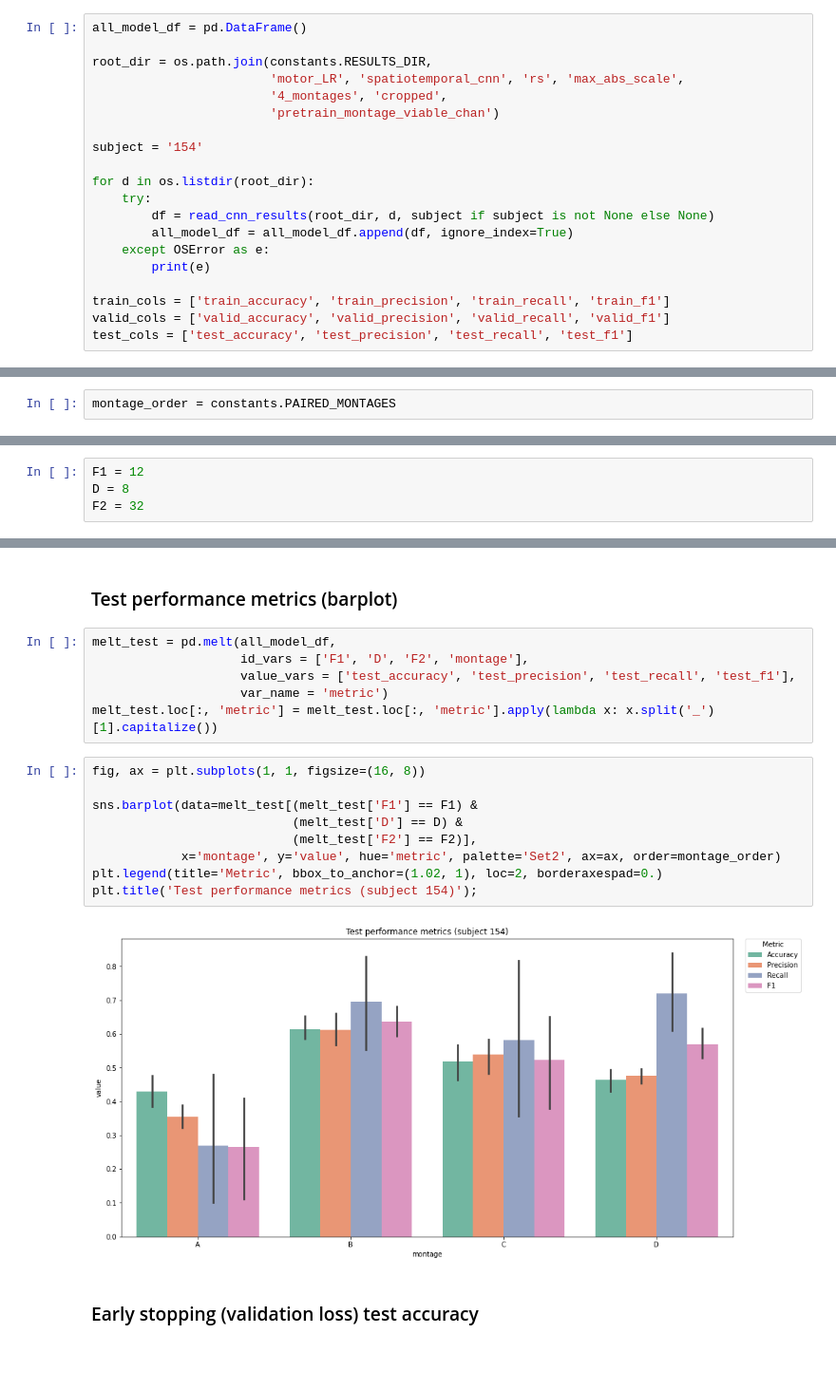
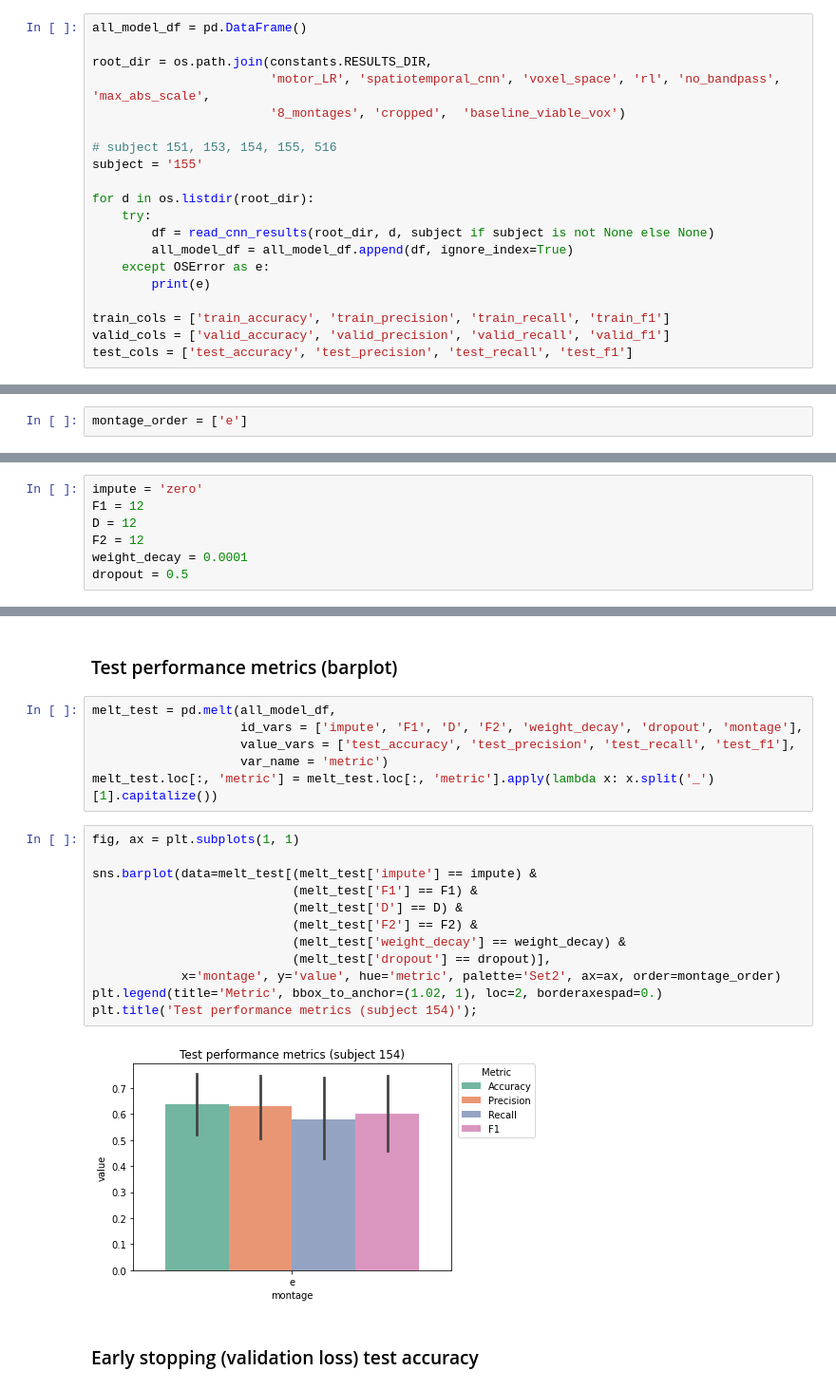
Before and after one commit to nicchiou/mindportal, a Jupyter notebook: experiments/motor_LR/spatiotemporal_cnn/ExperimentSummary.ipynb, the cells around one changed output, grey strips where cells are left out. Shown: that part at 95% size. Cells and saved outputs as stored; diff of their text form; blank space fills up the shorter version.

Commit message:
NC: Adding fully-convolutional capability and imputation to spatiotemporal CNN.

```diff
--- a/experiments/motor_LR/spatiotemporal_cnn/ExperimentSummary.ipynb
+++ b/experiments/motor_LR/spatiotemporal_cnn/ExperimentSummary.ipynb
@@ -45,11 +48,11 @@ def read_cnn_results(root_dir, exp_dir, subject=None):
 all_model_df = pd.DataFrame()
 
 root_dir = os.path.join(constants.RESULTS_DIR,
-                        'motor_LR', 'spatiotemporal_cnn', 'rs', 'max_abs_scale',
-                        '4_montages', 'cropped',
-                        'pretrain_montage_viable_chan')
+                        'motor_LR', 'spatiotemporal_cnn', 'voxel_space', 'rl', 'no_bandpass', 'max_abs_scale',
+                        '8_montages', 'cropped',  'baseline_viable_vox')
 
-subject = '154'
+# subject 151, 153, 154, 155, 516
+subject = '155'
 
 for d in os.listdir(root_dir):
     try:
@@ -80,4 +96,4 @@ Index(['cv_iter', 'Status', 'epoch_early_stop', 'final_test_accuracy',
       dtype='object')
 # %%
-montage_order = constants.PAIRED_MONTAGES
+montage_order = ['e']
 # %%
@@ -87,4 +103,7 @@ array([32])
 # %%
+impute = 'zero'
 F1 = 12
-D = 8
-F2 = 32
+D = 12
+F2 = 12
+weight_decay = 0.0001
+dropout = 0.5
@@ -92,21 +127,24 @@ F2 = 32
 ### Test performance metrics (barplot)
 # %%
 melt_test = pd.melt(all_model_df,
-                    id_vars = ['F1', 'D', 'F2', 'montage'],
+                    id_vars = ['impute', 'F1', 'D', 'F2', 'weight_decay', 'dropout', 'montage'],
                     value_vars = ['test_accuracy', 'test_precision', 'test_recall', 'test_f1'],
                     var_name = 'metric')
 melt_test.loc[:, 'metric'] = melt_test.loc[:, 'metric'].apply(lambda x: x.split('_')[1].capitalize())
 # %%
-fig, ax = plt.subplots(1, 1, figsize=(16, 8))
+fig, ax = plt.subplots(1, 1)
 
-sns.barplot(data=melt_test[(melt_test['F1'] == F1) &
+sns.barplot(data=melt_test[(melt_test['impute'] == impute) &
+                           (melt_test['F1'] == F1) &
                            (melt_test['D'] == D) &
-                           (melt_test['F2'] == F2)],
+                           (melt_test['F2'] == F2) &
+                           (melt_test['weight_decay'] == weight_decay) &
+                           (melt_test['dropout'] == dropout)],
             x='montage', y='value', hue='metric', palette='Set2', ax=ax, order=montage_order)
 plt.legend(title='Metric', bbox_to_anchor=(1.02, 1), loc=2, borderaxespad=0.)
 plt.title('Test performance metrics (subject 154)');
 # %% [output]
-[figure, old version]
+[figure, new version]
 # %% [markdown]
 ### Early stopping (validation loss) test accuracy
 # %%
```
Also changed, not shown: parts of 27 cells of this notebook, 6 other files.
